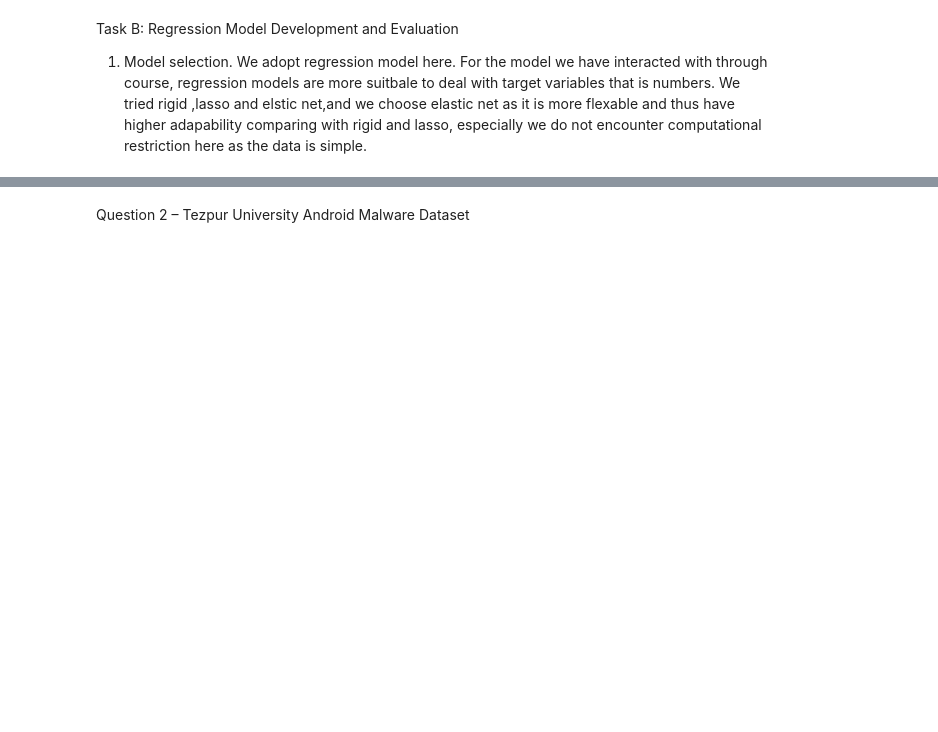
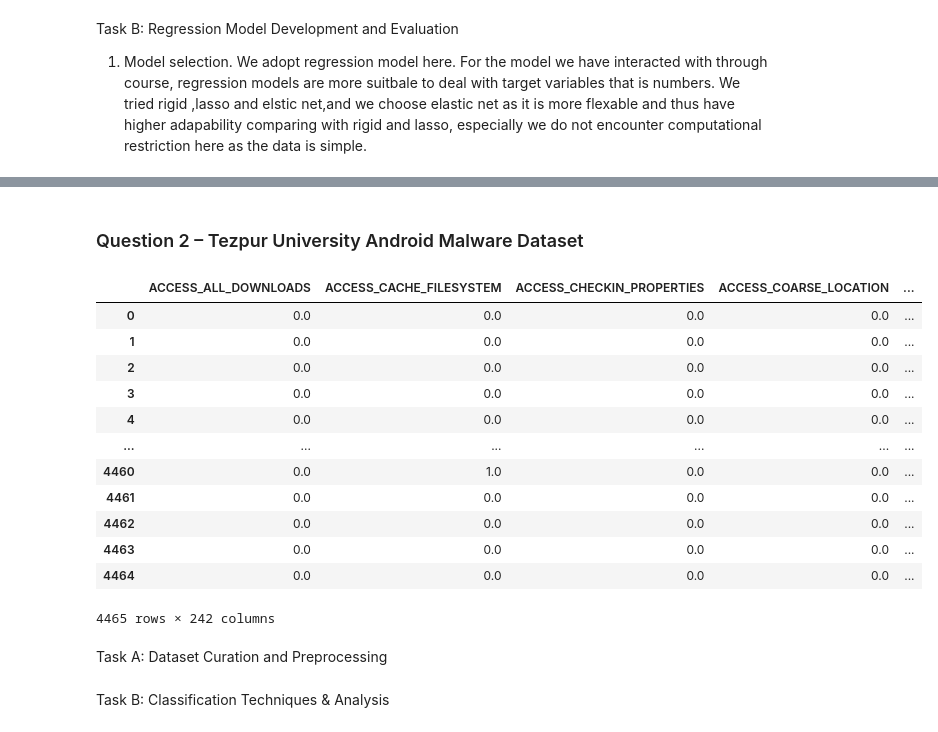
Before and after one commit to Zycheng114514/data_science_2_group_assignments, a Jupyter notebook: GroupX_1.ipynb, the cells around one changed output, grey strips where cells are left out. Saved outputs shown, nothing was run; the diff lists cells and outputs as text; code cells hidden in the pictures; blank space fills up the shorter version.

Commit message:
improved and perfectlize task A.

```diff
--- a/GroupX_1.ipynb
+++ b/GroupX_1.ipynb
@@ -323,2 +321,23 @@ Disadvantages: we simply use MICE and filter out features with more than 50% mis
 # %% [markdown]
-Question 2 – Tezpur University Android Malware Dataset
+### Question 2 – Tezpur University Android Malware Dataset
+# %%
+df_original=pd.read_csv("data/TUANDROMD.csv")
+df_original
+# %% [output]
+|  | ACCESS_ALL_DOWNLOADS | ACCESS_CACHE_FILESYSTEM | ACCESS_CHECKIN_PROPERTIES | ACCESS_COARSE_LOCATION | ... |
+| 0 | 0.0 | 0.0 | 0.0 | 0.0 | ... |
+| 1 | 0.0 | 0.0 | 0.0 | 0.0 | ... |
+| 2 | 0.0 | 0.0 | 0.0 | 0.0 | ... |
+| 3 | 0.0 | 0.0 | 0.0 | 0.0 | ... |
+| 4 | 0.0 | 0.0 | 0.0 | 0.0 | ... |
+| ... | ... | ... | ... | ... | ... |
+| 4460 | 0.0 | 1.0 | 0.0 | 0.0 | ... |
+| 4461 | 0.0 | 0.0 | 0.0 | 0.0 | ... |
+| 4462 | 0.0 | 0.0 | 0.0 | 0.0 | ... |
+| 4463 | 0.0 | 0.0 | 0.0 | 0.0 | ... |
+| 4464 | 0.0 | 0.0 | 0.0 | 0.0 | ... |
+4465 rows × 242 columns
+# %% [markdown]
+Task A: Dataset Curation and Preprocessing
+# %% [markdown]
+Task B: Classification Techniques & Analysis
```
Also changed, not shown: parts of 14 cells of this notebook.
